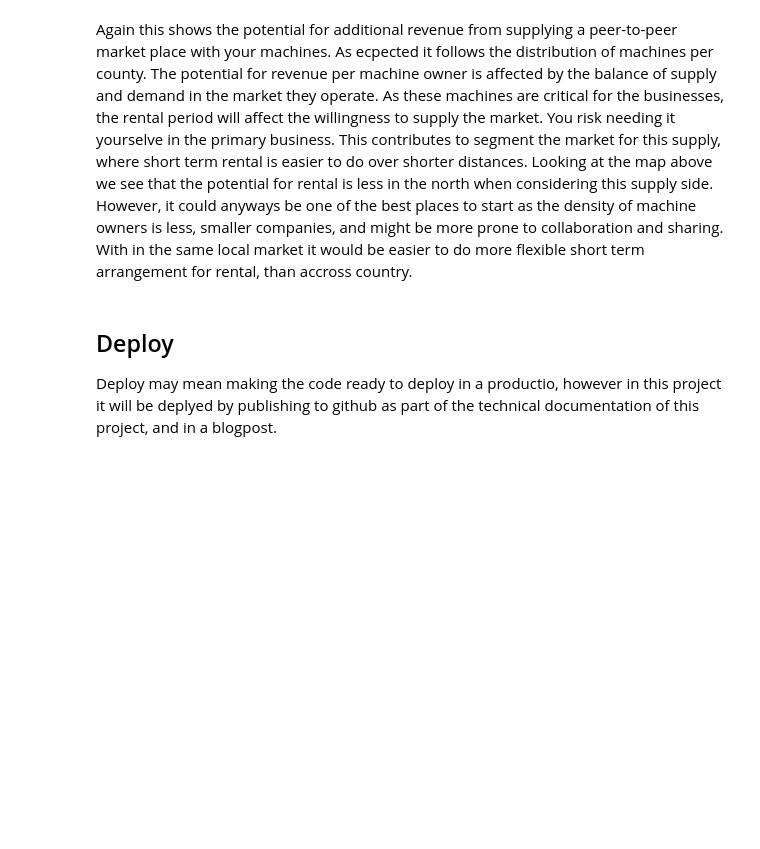
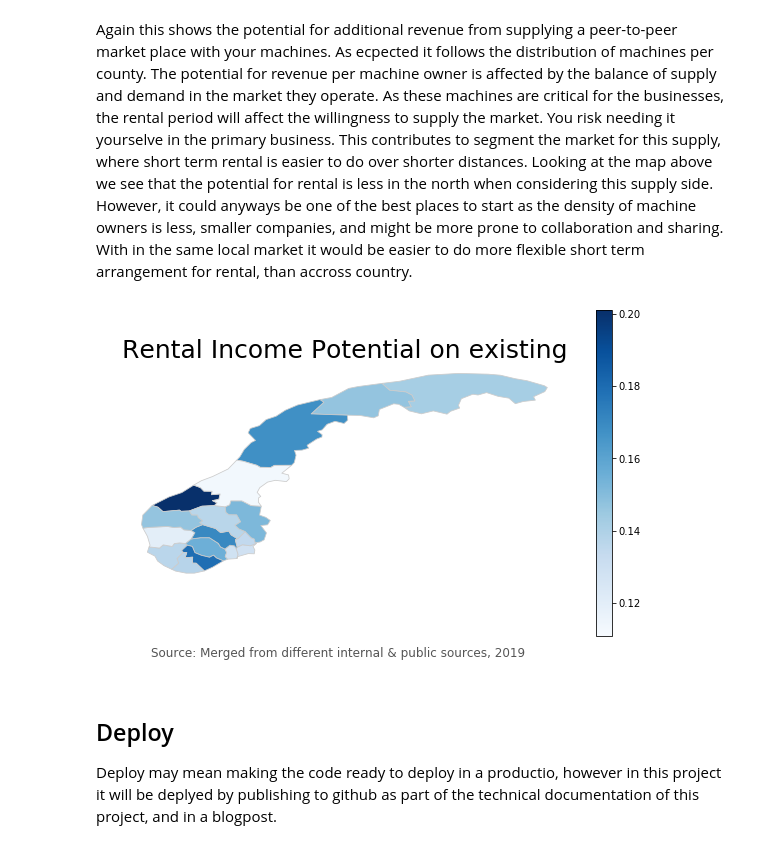
Before and after one commit to SigveMartin/DataScienceNDProjects, a Jupyter notebook: Data_Science_Blog_Post/project_1_blogpost.ipynb, the cells around one changed output. Saved outputs shown, nothing was run; the diff lists cells and outputs as text; code cells hidden in the pictures; blank space fills up the shorter version.

```diff
--- a/project_1_blogpost.ipynb
+++ b/Data_Science_Blog_Post/project_1_blogpost.ipynb
@@ -867,5 +909,11 @@ create_map_fig("Annual Potential kEUR",merged_df,"Annual Market for rental in kE
 # %% [markdown]
 Again this shows the potential for additional revenue from supplying a peer-to-peer market place with your machines. As ecpected it follows the distribution of machines per county. The potential for revenue per machine owner is affected by the balance of supply and demand in the market they operate. As these machines are critical for the businesses, the rental period will affect the willingness to supply the market. You risk needing it yourselve in the primary business. This contributes to segment the market for this supply, where short term rental is easier to do over shorter distances. Looking at the map above we see that the potential for rental is less in the north when considering this supply side. However, it could anyways be one of the best places to start as the density of machine owners is less, smaller companies, and might be more prone to collaboration and sharing. With in the same local market it would be easier to do more flexible short term arrangement for rental, than accross country.
+# %%
+# Total Rental / Revenue market potential per day per county
+create_map_fig("Annual Rental / Revenue EUR",merged_df,"Rental Income Potential on existing",
+               "Annual_rental_on_revenue_per_county")
+# %% [output]
+[figure, added]
 # %% [markdown]
 ## Deploy <a class="anchor" id="sixth-bullet"></a>
 
```
Also changed, not shown: parts of 22 cells of this notebook, 22 other files.
